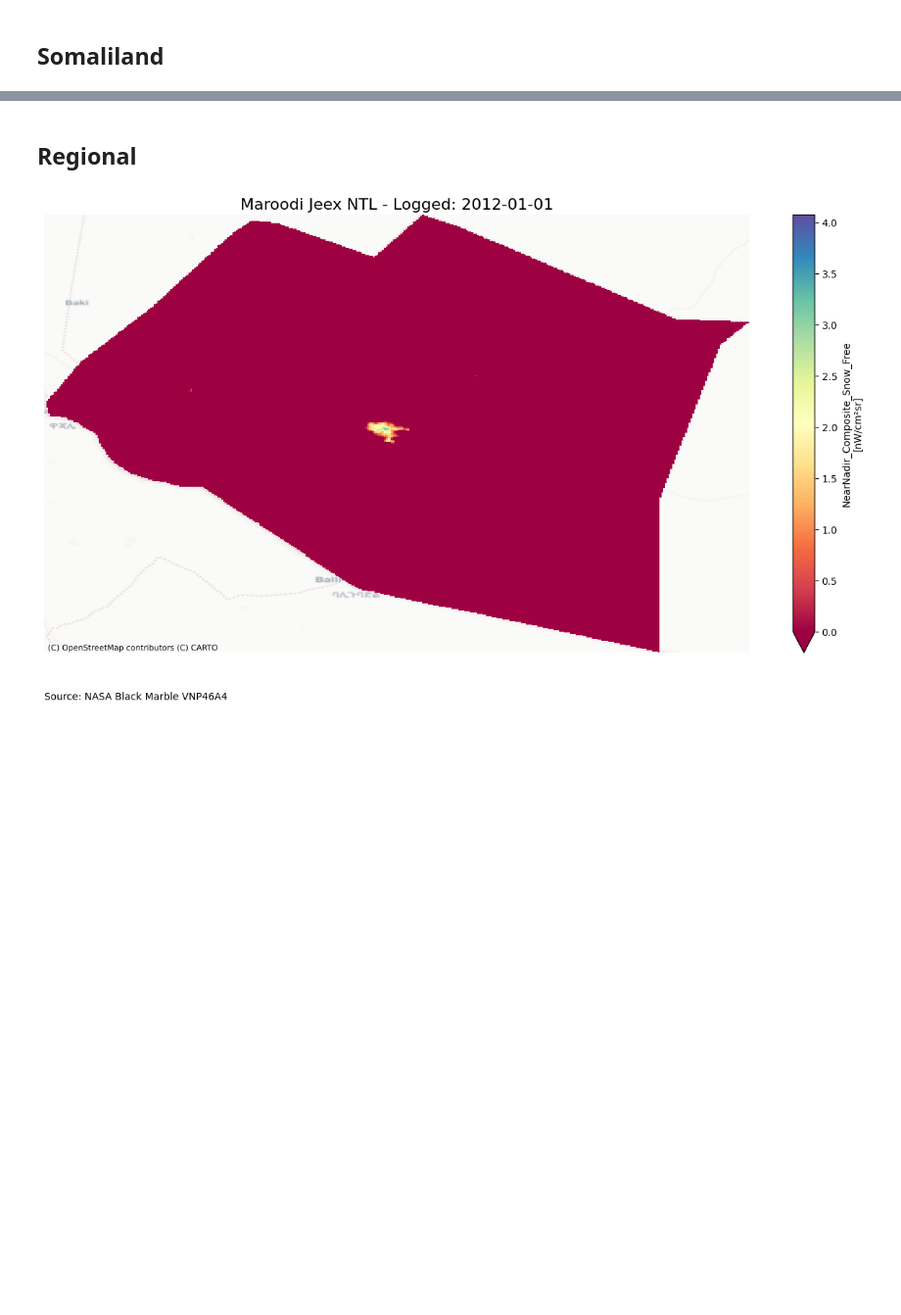
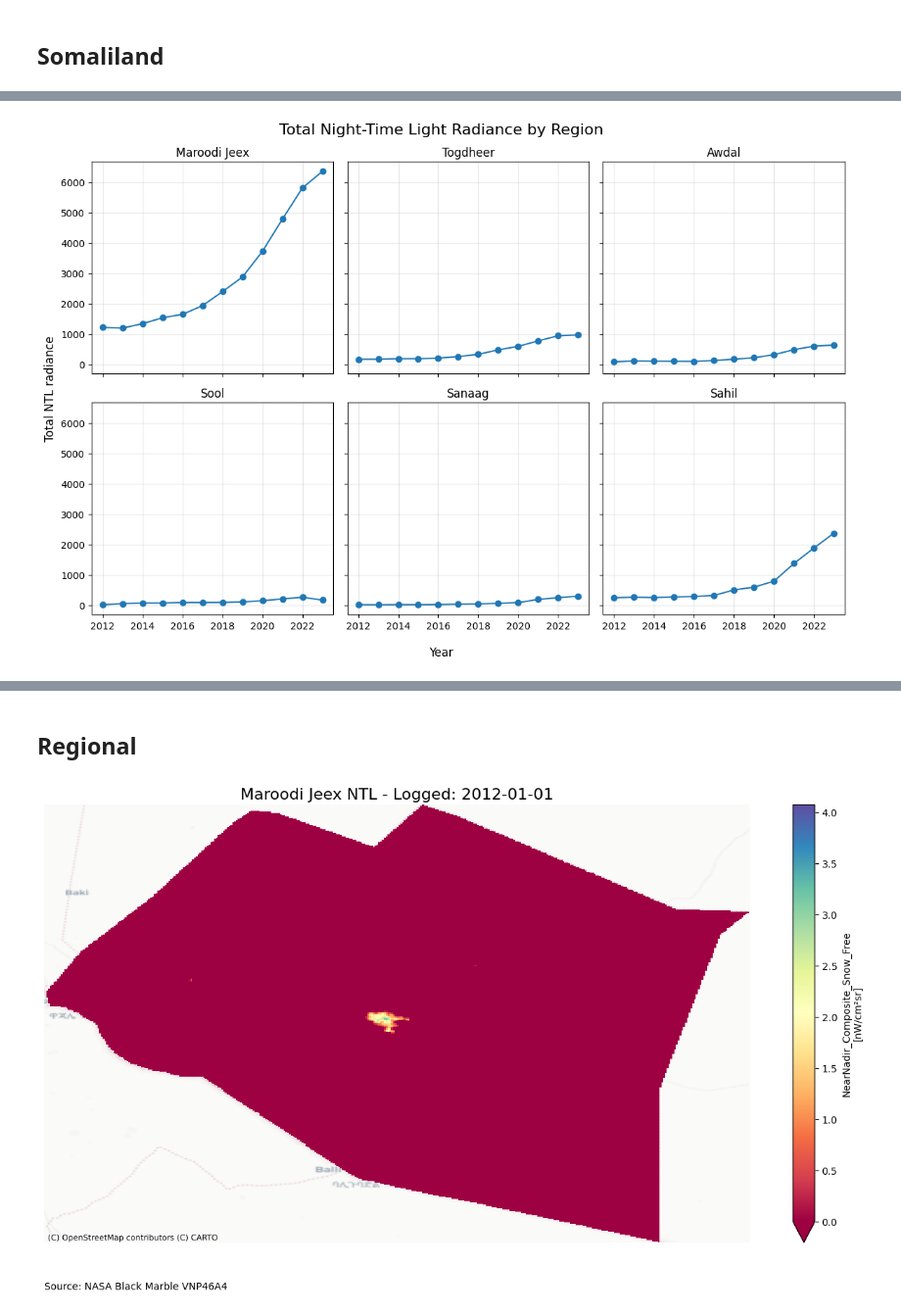
Before and after one commit to SamMcG1997/NTL_Somaliland, a Jupyter notebook: notebooks/4_NTL_Results_Figures.ipynb, the cells around one changed output, grey strips where cells are left out. Shown at 98% size. Drawn from its saved outputs; the diff is of its cells as text; code cells hidden in the pictures; blank space fills up the shorter version.

```diff
--- a/notebooks/4_NTL_Results_Figures.ipynb
+++ b/notebooks/4_NTL_Results_Figures.ipynb
@@ -75,3 +142,67 @@ for city, geom in cities.items():
+# %%
+n_cols = 3
+n_rows = (n_regions + n_cols - 1) // n_cols
+
+fig, axes = plt.subplots(
+    n_rows,
+    n_cols,
+    figsize=(12, 4 * n_rows),
+    sharex=True,
+    sharey=True
+)
+
+# Flatten axes so we can loop over them
+axes = axes.flatten()
+
+for ax, (region, ds) in zip(axes, regions.items()):
+
+    ntl = ds["NearNadir_Composite_Snow_Free"]
+
+    # Sum NTL radiance across all pixels for each year
+    total_radiance = ntl.sum(dim=["x", "y"])
+
+    years = total_radiance.time.to_index()
+
+    ax.plot(
+        years,
+        total_radiance.values,
+        marker="o"
+    )
+
+    ax.set_title(region)
+    ax.grid(True, alpha=0.3)
+
+# Common axis labels
+fig.supxlabel("Year")
+fig.supylabel("Total NTL radiance")
+
+# Remove unused subplots
+for ax in axes[n_regions:]:
+    ax.remove()
+
+fig.suptitle(
+    "Total Night-Time Light Radiance by Region",
+    fontsize=16
+)
+
+fig.tight_layout()
+
+fig.savefig(
+    "../Report/figures/NTL_Total_Radiance_by_Region.png",
+    dpi=300,
+    bbox_inches="tight"
+)
+
+fig.savefig(
+    f'../output/Graphics/NTL_Total_Radiance_by_Region.png',
+    dpi=300,
+    bbox_inches='tight'
+)
+
+plt.show()
+plt.close(fig)
+# %% [output]
+[figure, added]
 # %%
 plot_NASA_NTL(logged_NTL, somaliland_shp_berbera, date = "2012-01-01",
               variable = "NearNadir_Composite_Snow_Free",
```
Also changed, not shown: parts of 14 cells of this notebook, 34 other files.
